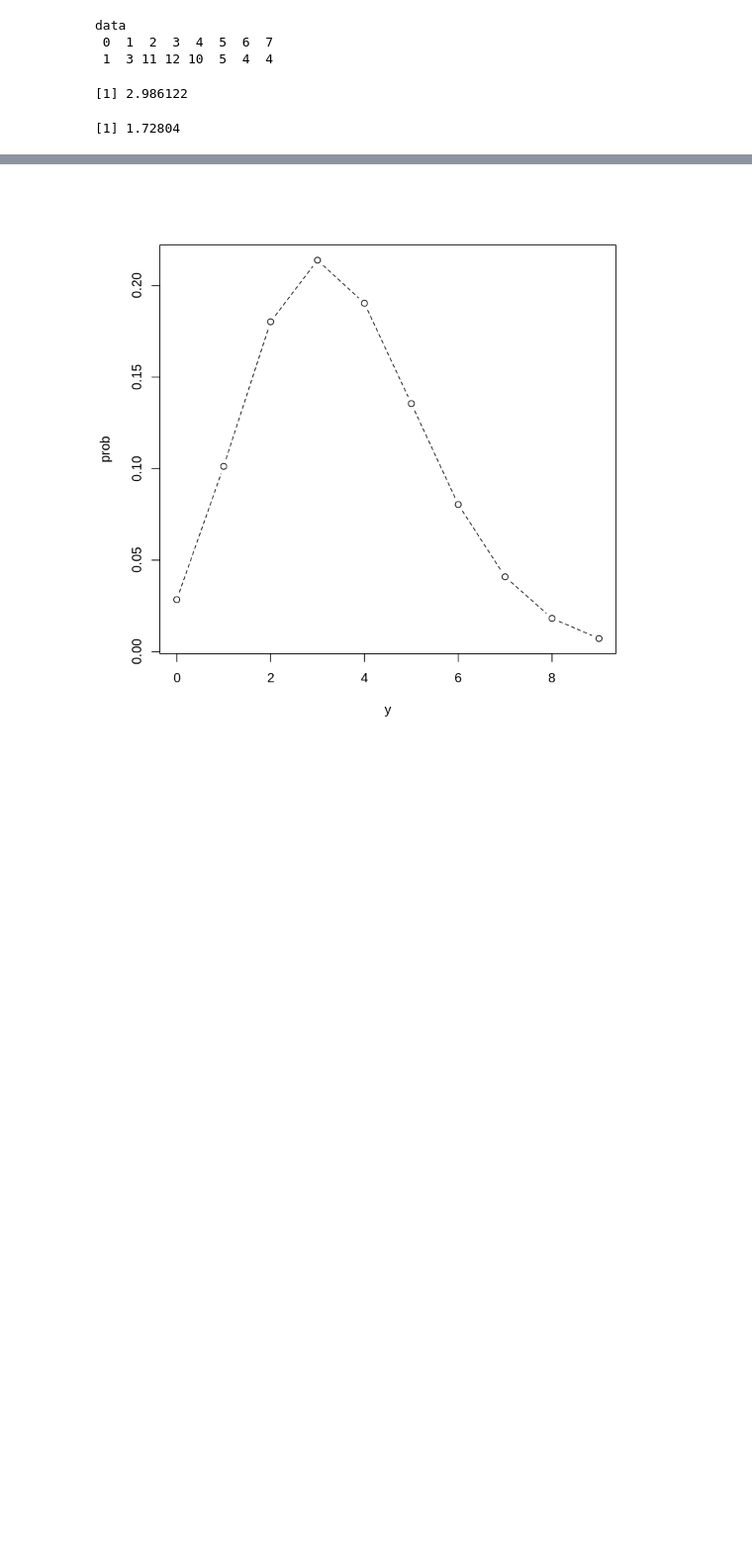
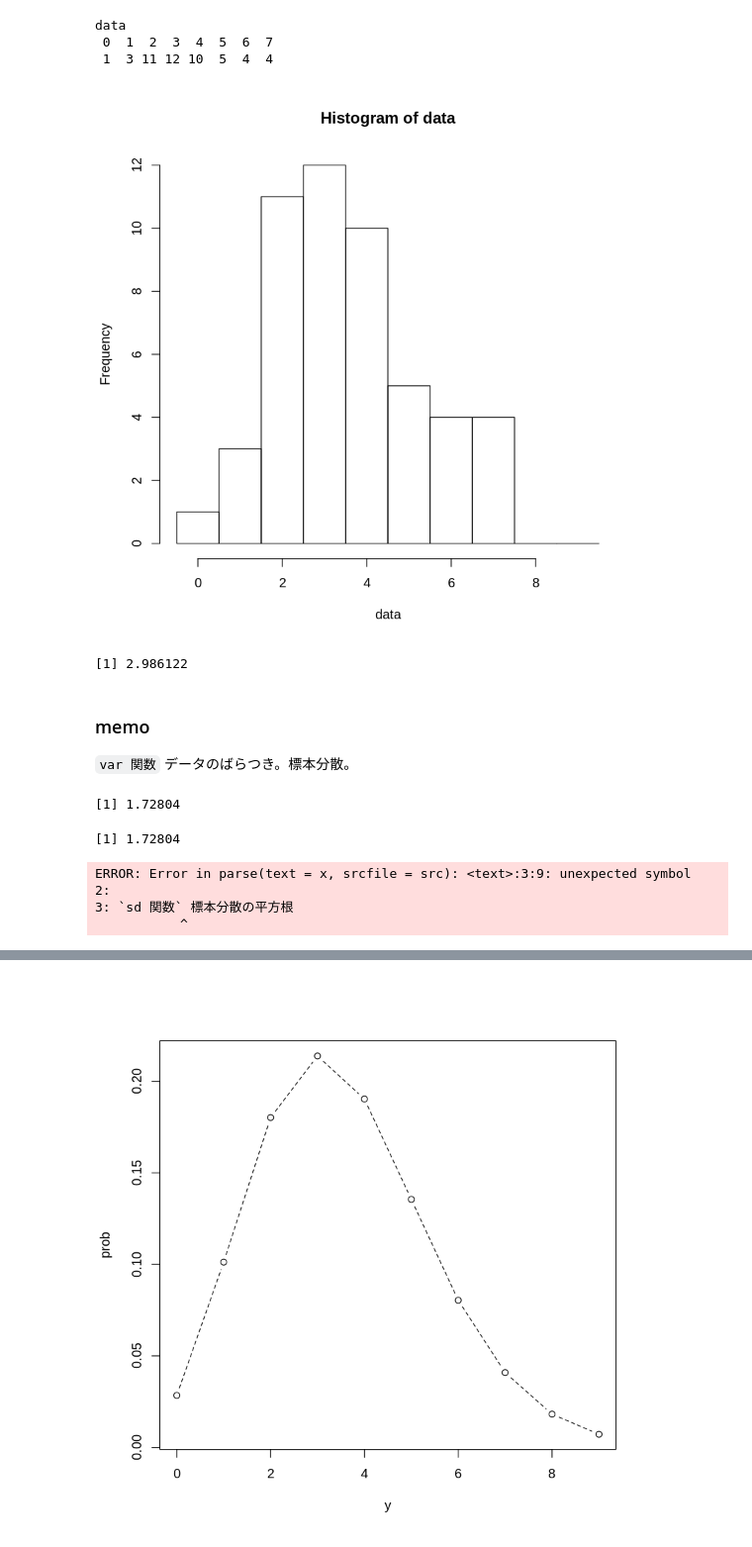
Before and after one commit to naoiwata/my-data-analysis, a Jupyter notebook: glm-book-chapter2.ipynb, the cells around one changed output, grey strips where cells are left out. Shown at 99% size. Cells and saved outputs as stored; diff of their text form; code cells hidden in the pictures; blank space fills up the shorter version.

```diff
--- a/glm-book-chapter2.ipynb
+++ b/glm-book-chapter2.ipynb
@@ -22,15 +30,34 @@ table(data)
 data
  0  1  2  3  4  5  6  7
  1  3 11 12 10  5  4  4
-# %%
-# dispersion
-var(data)
-# %% [output]
-[1] 2.986122
+# %%
+hist(data, breaks = seq(-0.5, 9.5, 1))
+# %% [output]
+[figure, added]
+# %%
+var(data)
+# %% [output]
+[1] 2.986122
+# %% [markdown]
+### memo
+`var 関数` データのばらつき。標本分散。
 # %%
 sd(data)
 # %% [output]
 [1] 1.72804
+# %%
+sqrt(var(data))
+# %% [output]
+[1] 1.72804
+# %%
+### memo
+
+`sd 関数` 標本分散の平方根。
+# %% [output]
+ERROR: Error in parse(text = x, srcfile = src): <text>:3:9: unexpected symbol
+2:
+3: `sd 関数` 標本分散の平方根
+           ^
 # %%
 y <- 0:9
 prob <- dpois(y, lambda = 3.56)
```
Also changed, not shown: parts of 4 cells of this notebook, 2 other files.
